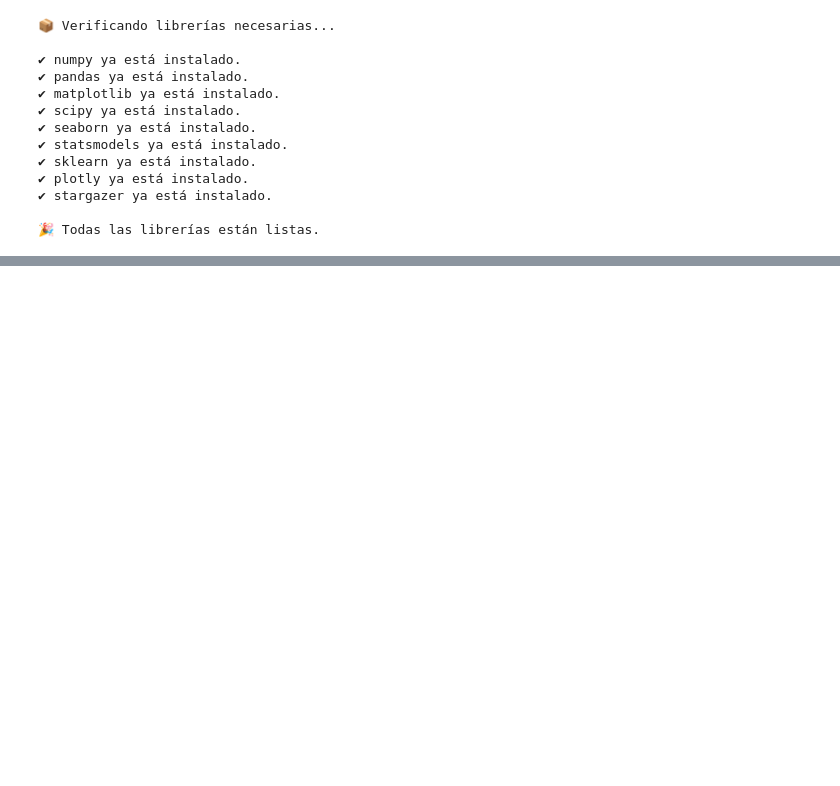
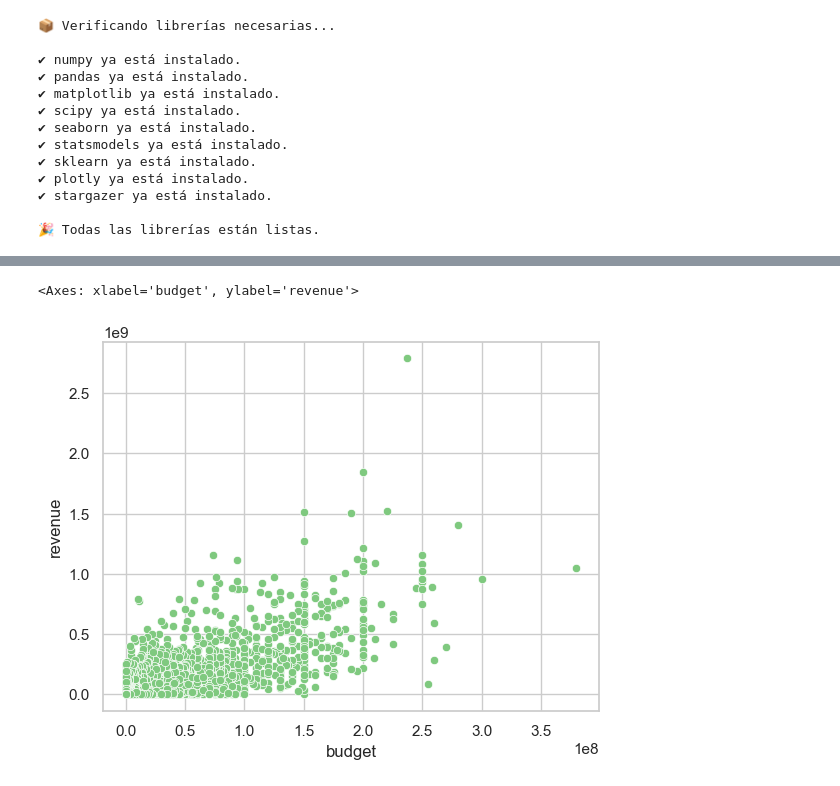
Before and after one commit to ShawnFRS/trabajos-marketing, a Jupyter notebook: trabajo 1/trabajo1.ipynb, the cells around one changed output, grey strips where cells are left out. Cells and saved outputs as stored; diff of their text form; code cells hidden in the pictures; blank space fills up the shorter version.

```diff
--- a/trabajo 1/trabajo1.ipynb
+++ b/trabajo 1/trabajo1.ipynb
@@ -56,3 +75,26 @@ print("\n🎉 Todas las librerías están listas.")
 ✔ stargazer ya está instalado.
 
 🎉 Todas las librerías están listas.
+# %%
+PALETTE_NAME = "Accent"
+HIST_GRAY = "0.38"  # histogr. en escala de grises (sin color de relleno)
+
+sns.set_theme(style="whitegrid")
+sns.set_palette(PALETTE_NAME)
+
+plt.rc("font", size=12)
+plt.rc("axes", titlesize=16, titleweight="bold")
+
+
+def palette_n(n):
+    # Colores discretos derivados de la paleta principal.
+    n = max(int(n), 1)
+    return sns.color_palette(PALETTE_NAME, n_colors=n)
+# %%
+df=pd.read_csv("data__movies.csv")
+
+df.columns
+
+columnas_utiles=['budget','genres','original_language',"popularity",'release_date','revenue','vote_average', 'vote_count']
+# %%
+df1=df[columnas_utiles]
@@ -58,0 +117,5 @@ print("\n🎉 Todas las librerías están listas.")
+# %%
+sns.scatterplot(data=df1, x="budget", y='revenue')
+# %% [output]
+<Axes: xlabel='budget', ylabel='revenue'>
+[figure, added]
```
Also changed, not shown: parts of 3 cells of this notebook.
